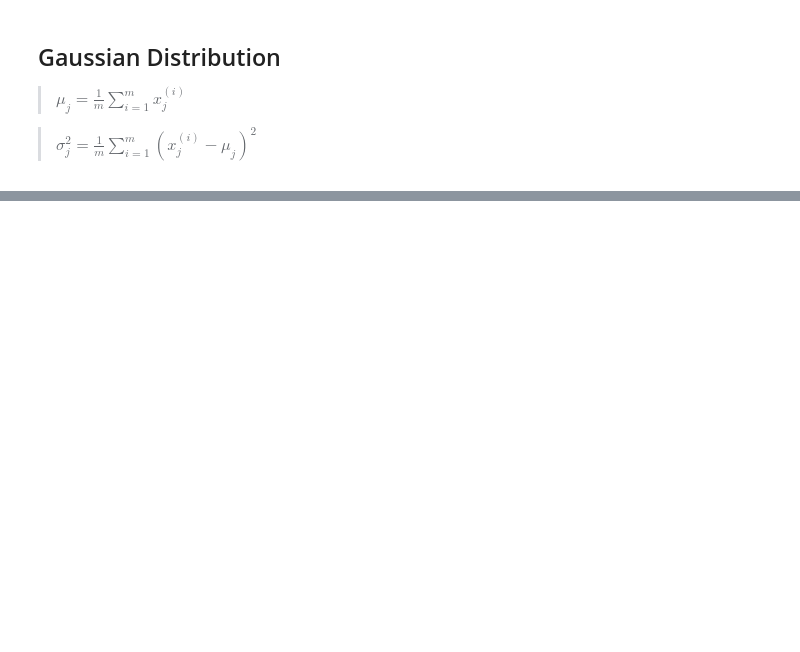
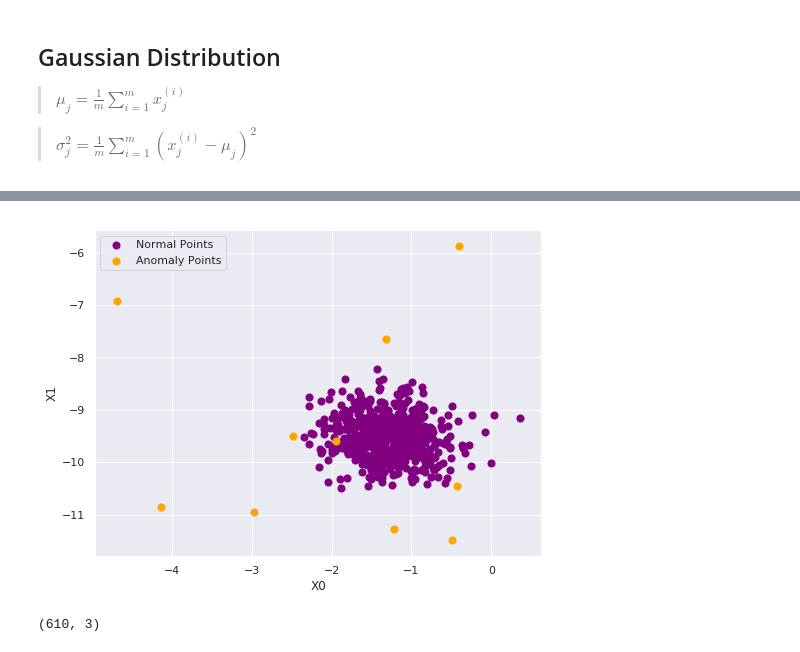
Before and after one commit to jchen8000/MachineLearning, a Jupyter notebook: Anomaly Detection/anomaly_detection.ipynb, the cells around one changed output, grey strips where cells are left out. Saved outputs shown, nothing was run; the diff lists cells and outputs as text; code cells hidden in the pictures; blank space fills up the shorter version.

```diff
--- a/Anomaly Detection/anomaly_detection.ipynb
+++ b/Anomaly Detection/anomaly_detection.ipynb
@@ -80,0 +71,17 @@ std [0.43940094 0.48123771]
+# %%
+X_plot = np.column_stack([X, y])
+#X_plot[np.where(X_plot[:,2] == 0.)]
+
+plt.figure(figsize=(8,6))
+plt.scatter(X_plot[np.where(X_plot[:,2] == 0.)][:, 0], X_plot[np.where(X_plot[:,2] == 0.)][:, 1], c='purple', s=50, label='Normal Points')
+plt.scatter(X_plot[np.where(X_plot[:,2] == 1.)][:, 0], X_plot[np.where(X_plot[:,2] == 1.)][:, 1], c='orange', s=50, label='Anomaly Points')
+plt.xlabel('X0')
+plt.ylabel('X1')
+plt.legend()
+plt.show()
+# %% [output]
+[figure, added]
+# %%
+X_plot.shape
+# %% [output]
+(610, 3)
```
Also changed, not shown: parts of 12 cells of this notebook.
